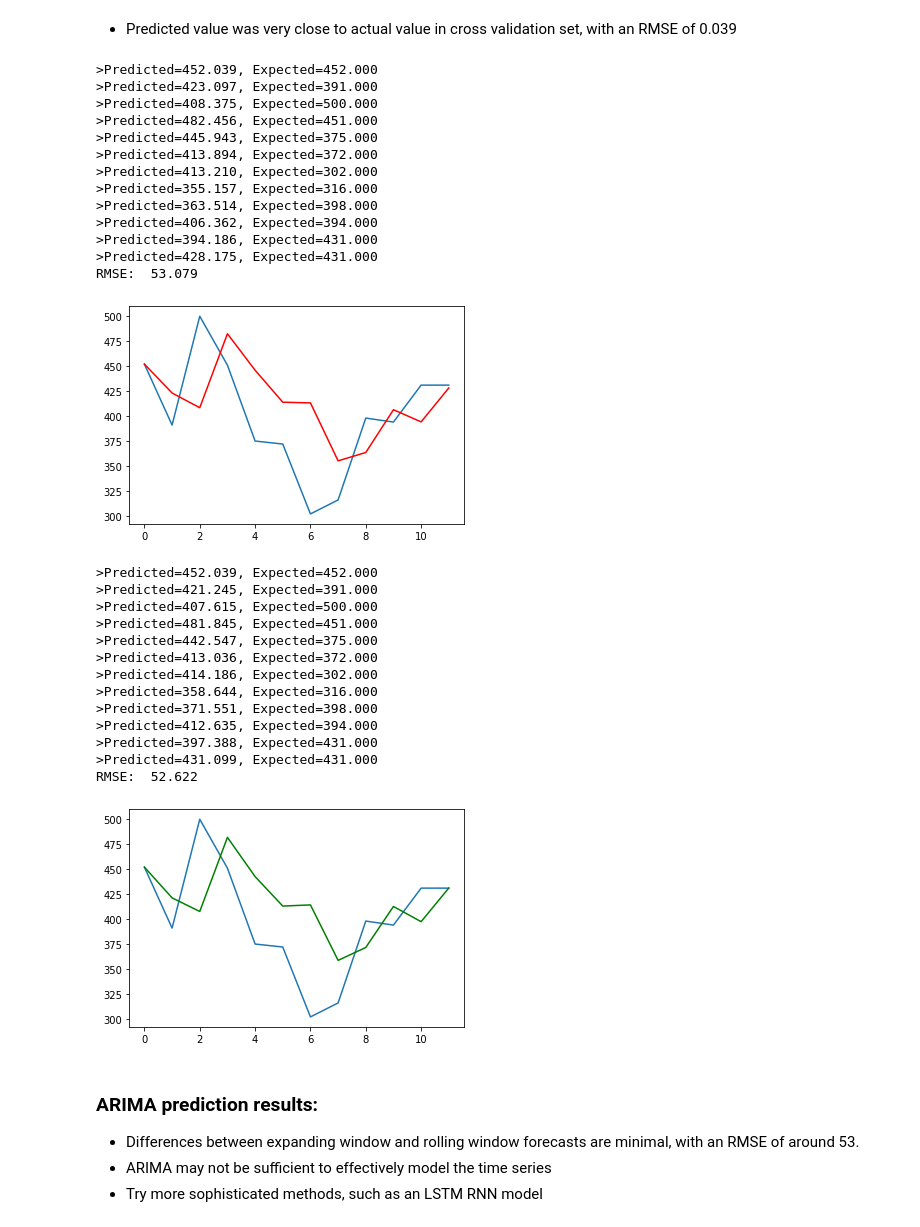
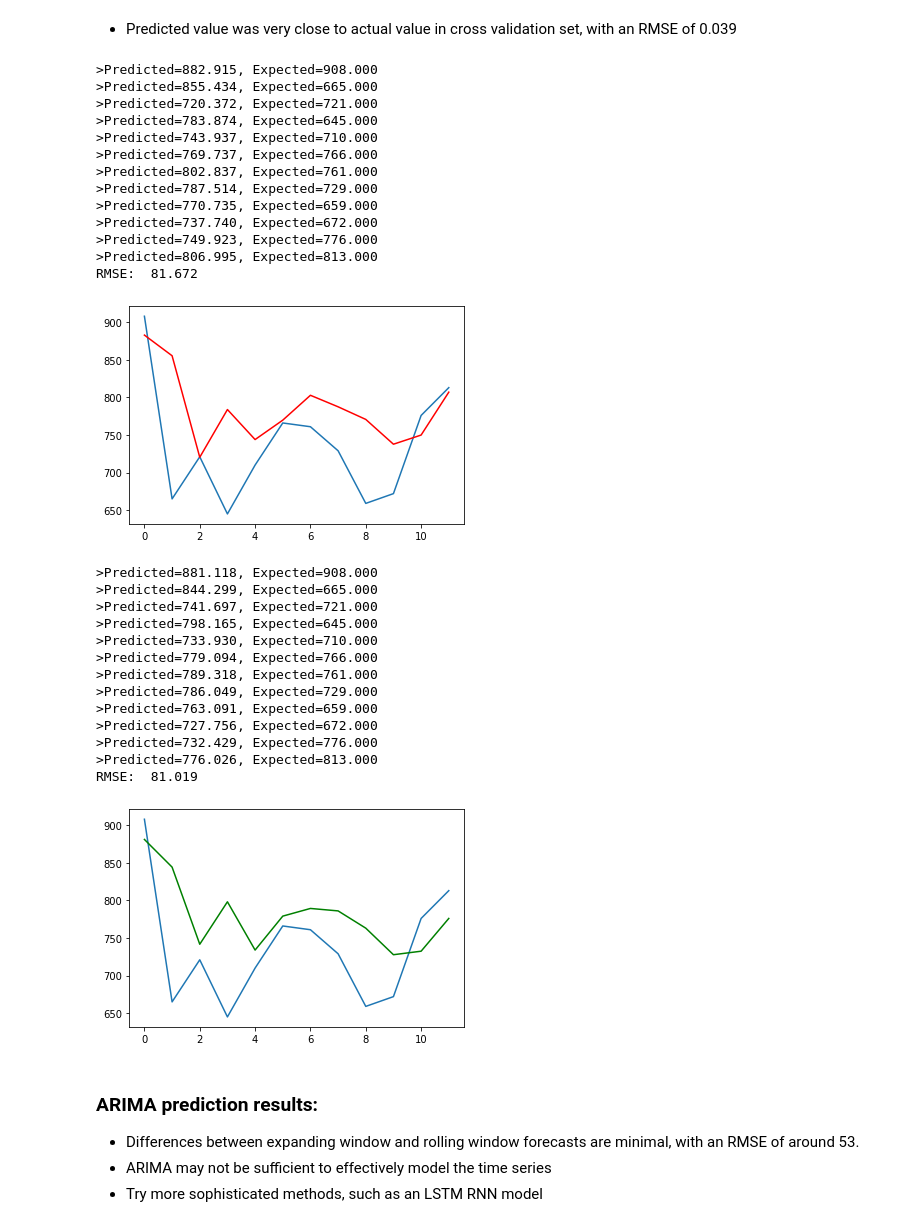
Before and after one commit to grantrzchan/HTX_Armed_Robberies, a Jupyter notebook: HTX_Armed_Robberies.ipynb, the cells around one changed output. Saved outputs shown, nothing was run; the diff lists cells and outputs as text; code cells hidden in the pictures.

```diff
--- a/HTX_Armed_Robberies.ipynb
+++ b/HTX_Armed_Robberies.ipynb
@@ -10,7 +10,7 @@ from math import sqrt
 from matplotlib import pyplot as plt
 
 #load data set
-data_series = pd.read_csv('./data/robberies.csv', header=0, index_col=0, parse_dates=True, squeeze=True)
+data_series = pd.read_csv('./data/HTX_robberies.csv', header=0, index_col=0, parse_dates=True, squeeze=True)
 # %%
 #split data set into model development data set and cross validation set, use last year of data as cv
 data_end = len(data_series) - 12
@@ -198,7 +198,7 @@ arima1212_hist = [x for x in train_set]
 arima1212_pred = []
 for i in range(len(test_set)):
     # predict
-    model = ARIMA(arima1212_hist, order=(0,1,2))
+    model = ARIMA(arima1212_hist, order=(2,1,2))
     model_fit = model.fit(disp=0)
     arima1212_y_hat = model_fit.forecast()[0]
     arima1212_pred.append(arima1212_y_hat)
@@ -378,7 +398,7 @@ for i in range(len(test_set)):
     #don't do transform if lambda is less than 5
     if lam < -5:
         tf, lam = hist_t, 1
-    model = ARIMA(tf, order=(0,1,2))
+    model = ARIMA(tf, order=(0,0,2))
     model_fit = model.fit(disp=0)
     y_hat_t = model_fit.forecast()[0]
     #invert transformed prediction
@@ -421,9 +441,11 @@ RMSE:  49.103
 # %%
 # finalize model and save to file with workaround
 # transform data, use entire data set X now to train the model
+import numpy
+from statsmodels.tsa.arima_model import ARIMAResults
 transformed, lam = boxcox(X)
 # fit model
-model = ARIMA(transformed, order=(0,1,2))
+model = ARIMA(transformed, order=(0,0,2))
 model_fit = model.fit(disp=0)
 # save model
 model_fit.save('model_arima012.pkl')
@@ -447,48 +469,48 @@ RMSE is  0.039
 #use cross validation set to test how well the model can make predictions on out-of-sample data
 #load CV set as target outputs
 y = cv_set.values.astype('float32')
 #load model and boxcox lambda
 model_fit = ARIMAResults.load('model_arima012.pkl')
 lamb = np.load('model_lambda.npy')
 #create expanding window forecast, with all subsequent target outputs added to history
 hist = [x for x in X]
 pred = []
 #make predictions
 for i in range(len(y)):
     tf, lam = boxcox(hist)
     if lam < -5:
         tf, lam = hist, 1
-    model = ARIMA(tf, order=(0,1,2))
+    model = ARIMA(tf, order=(0,0,2))
     model_fit = model.fit(disp=False)
     yhat = model_fit.forecast()[0]
     #inverse transformed prediction
     yhat = boxcox_inverse(yhat, lam)
     pred.append(yhat)
     obs = y[i]
     hist.append(obs)
     print('>Predicted=%.3f, Expected=%.3f' % (yhat, obs))
 #report performance
 rmse = sqrt(mse(y, pred))
 print(f'RMSE: {rmse: .3f}')
 #plot predictions with actuals
 plt.plot(y)
 plt.plot(pred, color='r')
 plt.show()
 # %% [output]
->Predicted=452.039, Expected=452.000
->Predicted=423.097, Expected=391.000
->Predicted=408.375, Expected=500.000
->Predicted=482.456, Expected=451.000
->Predicted=445.943, Expected=375.000
->Predicted=413.894, Expected=372.000
->Predicted=413.210, Expected=302.000
->Predicted=355.157, Expected=316.000
->Predicted=363.514, Expected=398.000
->Predicted=406.362, Expected=394.000
->Predicted=394.186, Expected=431.000
->Predicted=428.175, Expected=431.000
-RMSE:  53.079
+>Predicted=882.915, Expected=908.000
+>Predicted=855.434, Expected=665.000
+>Predicted=720.372, Expected=721.000
+>Predicted=783.874, Expected=645.000
+>Predicted=743.937, Expected=710.000
+>Predicted=769.737, Expected=766.000
+>Predicted=802.837, Expected=761.000
+>Predicted=787.514, Expected=729.000
+>Predicted=770.735, Expected=659.000
+>Predicted=737.740, Expected=672.000
+>Predicted=749.923, Expected=776.000
+>Predicted=806.995, Expected=813.000
+RMSE:  81.672
-[figure, old version]
+[figure, new version]
 # %%
 #try rolling window forecast, with all subsequent target outputs added to history
 hist = [x for x in X]
@@ -515,20 +537,20 @@ plt.plot(y)
 plt.plot(pred, color='g')
 plt.show()
 # %% [output]
->Predicted=452.039, Expected=452.000
->Predicted=421.245, Expected=391.000
->Predicted=407.615, Expected=500.000
->Predicted=481.845, Expected=451.000
->Predicted=442.547, Expected=375.000
->Predicted=413.036, Expected=372.000
->Predicted=414.186, Expected=302.000
->Predicted=358.644, Expected=316.000
->Predicted=371.551, Expected=398.000
->Predicted=412.635, Expected=394.000
->Predicted=397.388, Expected=431.000
->Predicted=431.099, Expected=431.000
-RMSE:  52.622
+>Predicted=881.118, Expected=908.000
+>Predicted=844.299, Expected=665.000
+>Predicted=741.697, Expected=721.000
+>Predicted=798.165, Expected=645.000
+>Predicted=733.930, Expected=710.000
+>Predicted=779.094, Expected=766.000
+>Predicted=789.318, Expected=761.000
+>Predicted=786.049, Expected=729.000
+>Predicted=763.091, Expected=659.000
+>Predicted=727.756, Expected=672.000
+>Predicted=732.429, Expected=776.000
+>Predicted=776.026, Expected=813.000
+RMSE:  81.019
-[figure, old version]
+[figure, new version]
 # %% [markdown]
 ### ARIMA prediction results:
 - Differences between expanding window and rolling window forecasts are minimal, with an RMSE of around 53.
```
Also changed, not shown: parts of 18 cells of this notebook, 1 other file.
